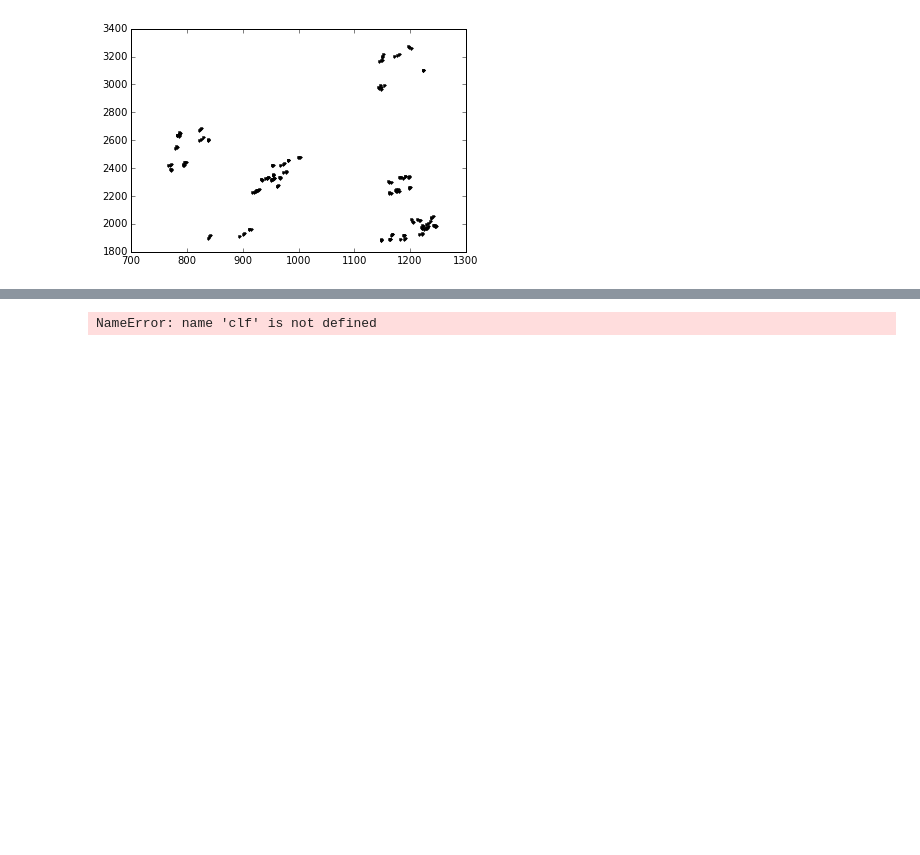
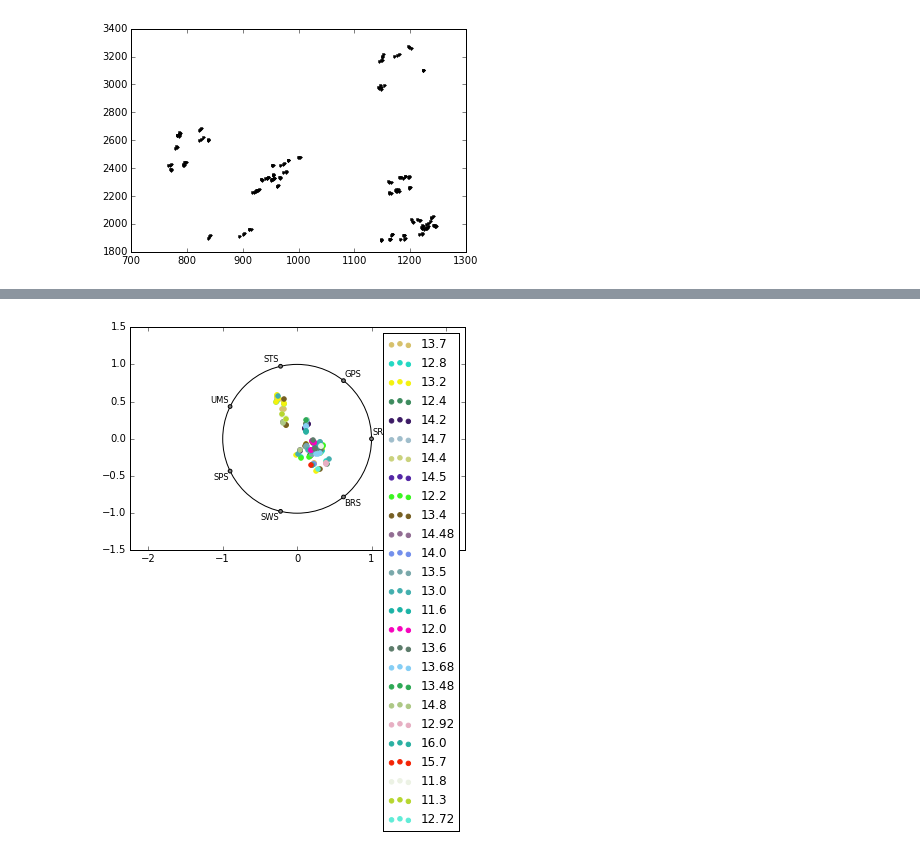
Before and after one commit to dustywhite7/vixielab, a Jupyter notebook: etongue.ipynb, the cells around one changed output, grey strips where cells are left out. Cells and saved outputs as stored; diff of their text form; code cells hidden in the pictures; blank space fills up the shorter version.

```diff
--- a/etongue.ipynb
+++ b/etongue.ipynb
@@ -164,7 +157,20 @@ clf = cvTree(data, 'Sample')
  [ 0.        ]
  [ 0.        ]
  [ 0.        ]]
-# %%
-clf
-# %% [output]
-NameError: name 'clf' is not defined
+# %%
+from pandas.tools.plotting import radviz
+dataviz = data[['ALCOHOL', 'SRS', 'GPS', 'STS', 'UMS', 'SPS', 'SWS', 'BRS']]
+radviz(dataviz, 'ALCOHOL')
+plt.show()
+
+y = dataviz.ALCOHOL
+x = dataviz.drop('ALCOHOL', 1)
+x_train, x_test, y_train, y_test = train_test_split(x, y, test_size = .2)
+clf = tree.DecisionTreeRegressor()
+clf.fit(x_train, y_train)
+pred = clf.predict(x_test)
+
+
+tree.export_graphviz(clf, out_file='shortTree.dot')
+# %% [output]
+[figure, added]
```
Also changed, not shown: parts of 12 cells of this notebook.
